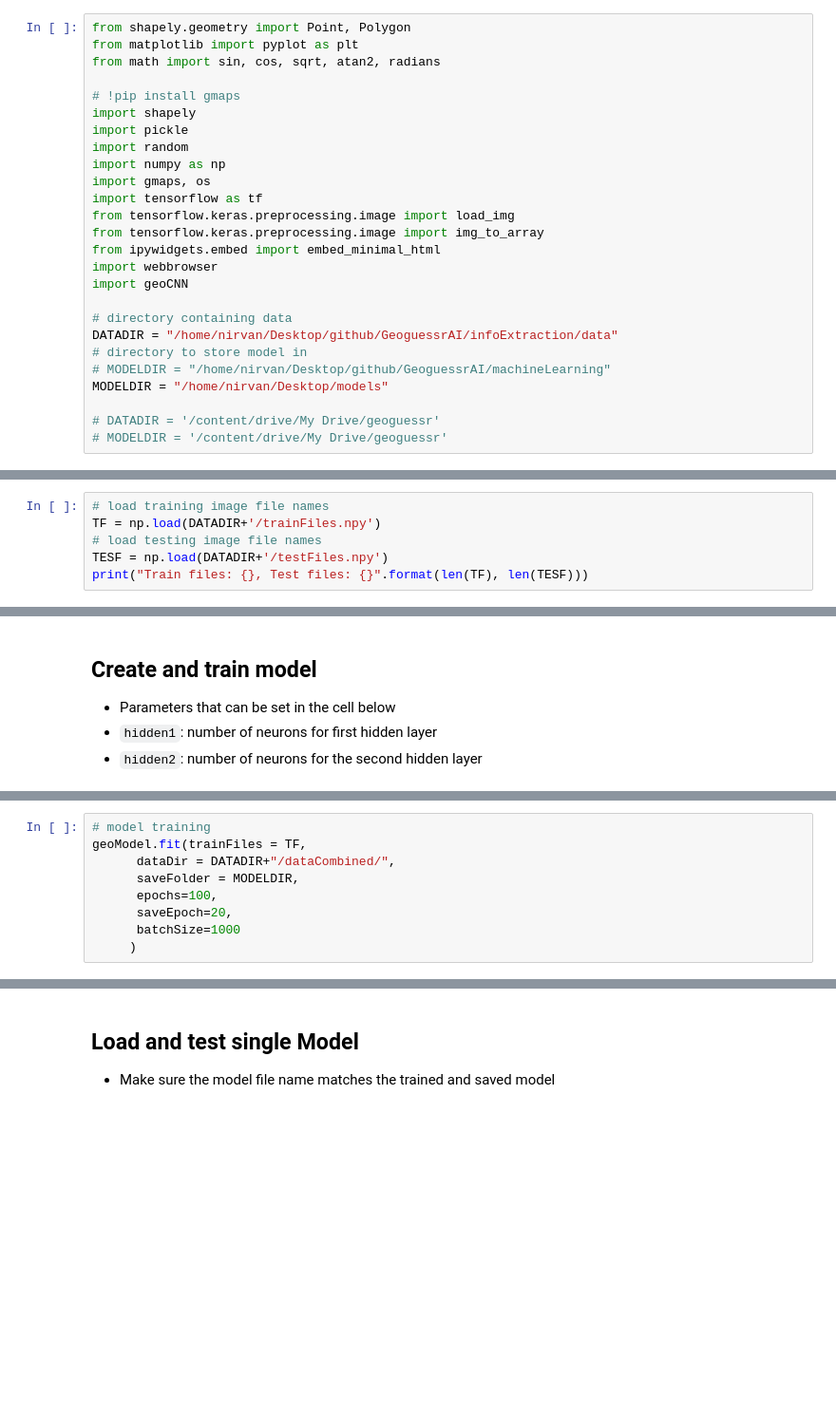
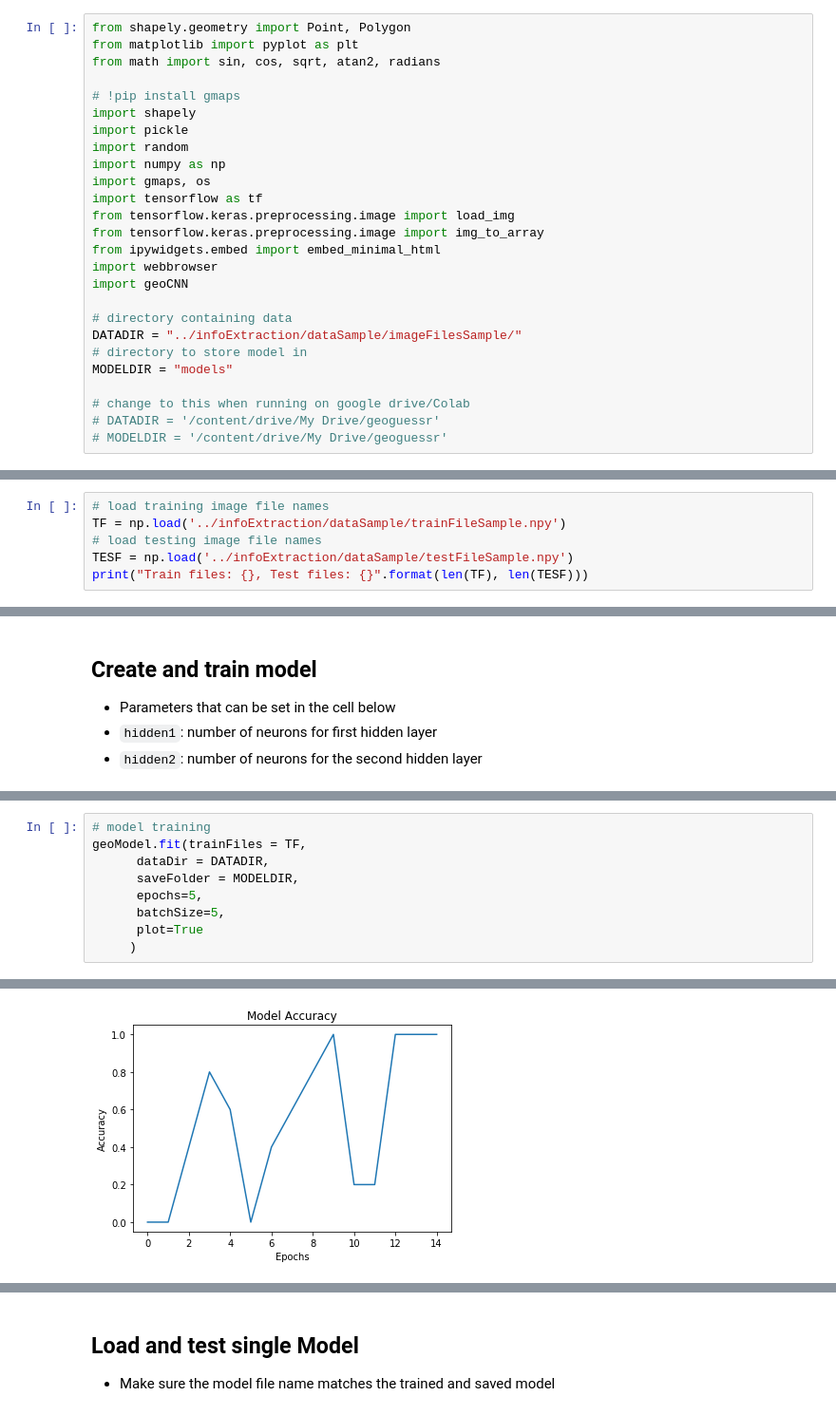
Before and after one commit to Nirvan66/GeoguessrAI, a Jupyter notebook: machineLearning/geoGuessrCNN_TrainTest.ipynb, the cells around one changed output, grey strips where cells are left out. Shown: that part at 95% size. Saved outputs shown, nothing was run; the diff lists cells and outputs as text; blank space fills up the shorter version.

```diff
--- a/machineLearning/geoGuessrCNN_TrainTest.ipynb
+++ b/machineLearning/geoGuessrCNN_TrainTest.ipynb
@@ -22,11 +22,11 @@ import webbrowser
 import geoCNN
 
 # directory containing data
-DATADIR = "/home/nirvan/Desktop/github/GeoguessrAI/infoExtraction/data"
+DATADIR = "../infoExtraction/dataSample/imageFilesSample/"
 # directory to store model in
-# MODELDIR = "/home/nirvan/Desktop/github/GeoguessrAI/machineLearning"
-MODELDIR = "/home/nirvan/Desktop/models"
+MODELDIR = "models"
 
+# change to this when running on google drive/Colab
 # DATADIR = '/content/drive/My Drive/geoguessr'
 # MODELDIR = '/content/drive/My Drive/geoguessr'
 # %% [markdown]
@@ -34,7 +38,7 @@ MODELDIR = "/home/nirvan/Desktop/models"
 # %%
 # load training image file names
-TF = np.load(DATADIR+'/trainFiles.npy')
+TF = np.load('../infoExtraction/dataSample/trainFileSample.npy')
 # load testing image file names
-TESF = np.load(DATADIR+'/testFiles.npy')
+TESF = np.load('../infoExtraction/dataSample/testFileSample.npy')
 print("Train files: {}, Test files: {}".format(len(TF), len(TESF)))
 # %% [output]
@@ -77,9 +83,10 @@ _________________________________________________________________
 # %%
 # model training
 geoModel.fit(trainFiles = TF,
-      dataDir = DATADIR+"/dataCombined/",
+      dataDir = DATADIR,
       saveFolder = MODELDIR,
-      epochs=100,
-      saveEpoch=20,
-      batchSize=1000
+      epochs=5,
+      batchSize=5,
+      plot=True
      )
+# %% [output]
@@ -85,0 +110 @@ geoModel.fit(trainFiles = TF,
+[figure, added]
```
Also changed, not shown: parts of 24 cells of this notebook, 37 other files.
